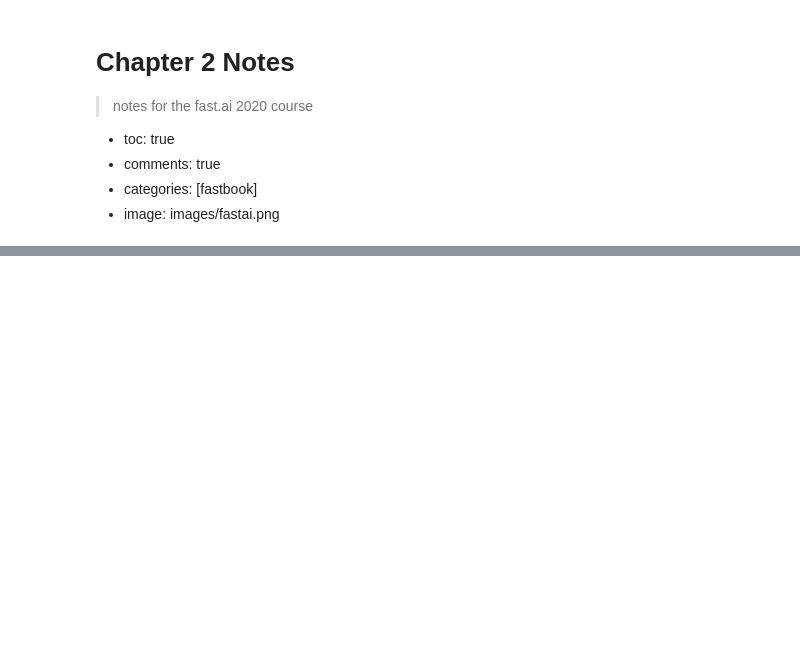
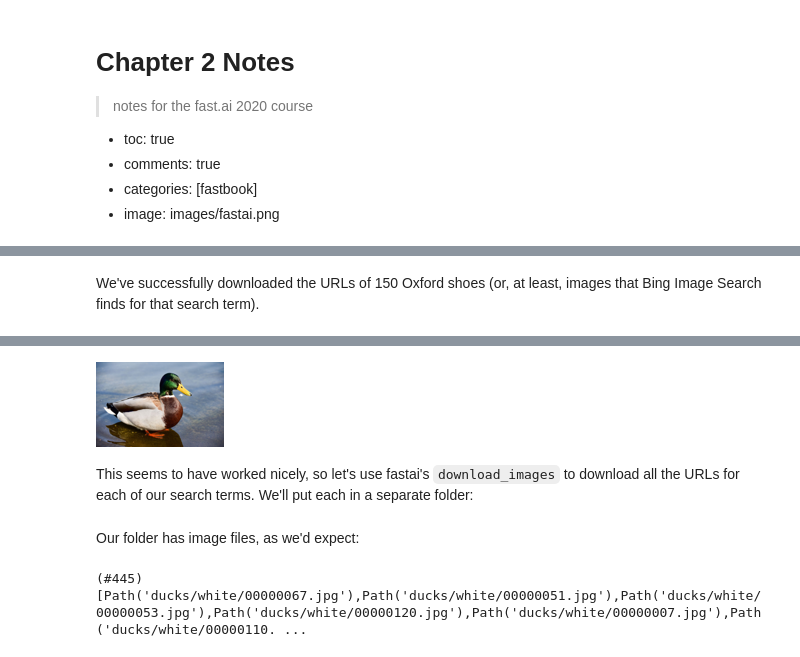
Before and after one commit to MJ-Boruto/blog, a Jupyter notebook: _notebooks/2021-08-02-ch2.ipynb, the cells around one changed output, grey strips where cells are left out. Saved outputs shown, nothing was run; the diff lists cells and outputs as text; code cells hidden in the pictures; blank space fills up the shorter version.

```diff
--- a/_notebooks/2021-08-02-ch2.ipynb
+++ b/_notebooks/2021-08-02-ch2.ipynb
@@ -29,0 +42,8 @@ len(ims)
+# %% [markdown]
+We've successfully downloaded the URLs of 150 Oxford shoes (or, at least, images that Bing Image Search finds for that search term).
+# %%
+dest = '../images'
+download_url(ims[0], dest)
+im = Image.open(dest)
+im.to_thumb(128,128)
+# %% [output]
@@ -30 +51,4 @@ len(ims)
+[figure, added]
+# %% [markdown]
+This seems to have worked nicely, so let's use fastai's `download_images` to download all the URLs for each of our search terms. We'll put each in a separate folder:
 # %%
@@ -40 +64,8 @@ if not path.exists():
         download_images(dest, urls=results.attrgot('contentUrl'))
+# %% [markdown]
+Our folder has image files, as we'd expect:
+# %%
+fns = get_image_files(path)
+fns
+# %% [output]
+(#445) [Path('ducks/white/00000067.jpg'),Path('ducks/white/00000051.jpg'),Path('ducks/white/00000053.jpg'),Path('ducks/white/00000120.jpg'),Path('ducks/white/00000007.jpg'),Path('ducks/white/00000110. ...
```
Also changed, not shown: parts of 40 cells of this notebook.
